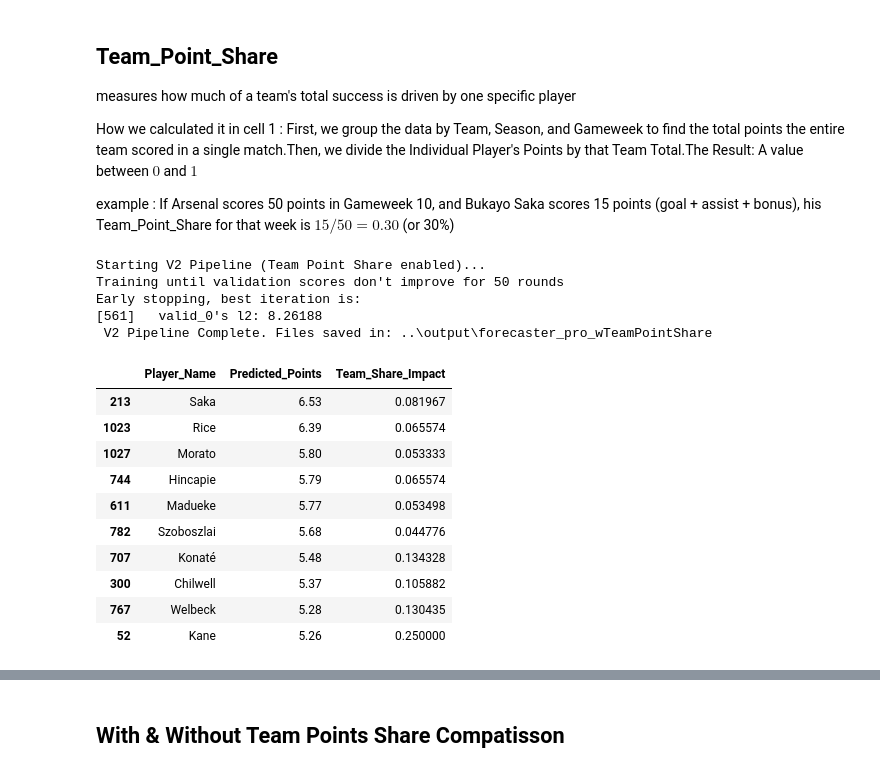
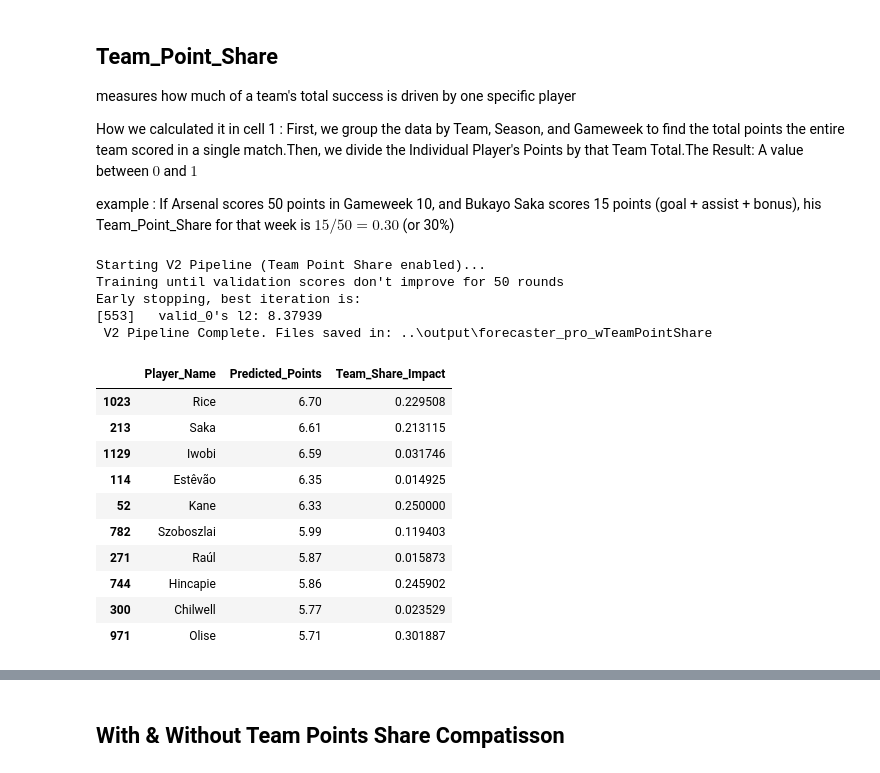
Before and after one commit to sophiedelrey/fpl_pipeline, a Jupyter notebook: models/forecaster_pro.ipynb, the cells around one changed output, grey strips where cells are left out. Cells and saved outputs as stored; diff of their text form; code cells hidden in the pictures.

```diff
--- a/models/forecaster_pro.ipynb
+++ b/models/forecaster_pro.ipynb
@@ -44,7 +44,13 @@ def enrich_features_v2(df):
 
     if team_col:
         team_gw_totals = df.groupby([team_col, 'season', 'Gameweek'])['Total Points'].transform('sum')
-        df['Team_Point_Share'] = (df['Total Points'] / team_gw_totals).replace([np.inf, -np.inf], 0).fillna(0)
+        # df['Team_Point_Share'] = (df['Total Points'] / team_gw_totals).replace([np.inf, -np.inf], 0).fillna(0)
+        df['Team_Point_Share'] = (
+            df.groupby('Player UUID')['Total Points']
+            .shift(1) /
+            team_gw_totals
+        ).replace([np.inf, -np.inf], 0).fillna(0)
+
     else:
         print("Warning: No team column found. Skipping Team_Point_Share calculation.")
         df['Team_Point_Share'] = 0
@@ -810,7 +865,8 @@ def generate_fpl_windows_v2(df, window_size=6):
         next_home = group['Next_Is_Home'].values
         avg_min = group['Rolling_Avg_Minutes_5'].values
         phase = group['Season_Phase'].values
-        point_share = group['Team_Point_Share'].values # New feature
+        #point_share = group['Team_Point_Share'].values
+        point_share = group['Team_Point_Share'].shift(1).values # New feature
 
         if len(points) <= window_size:
             continue
@@ -871,44 +927,44 @@ for pid, group in df_augmented.groupby('Player UUID'):
         last_row = group.iloc[-1]
         lags = list(group['Total Points'].tail(6).values)
         row = lags + [last_row['Position'], last_row['Next_Opponent_Difficulty'],
                       last_row['Next_Is_Home'], last_row['Rolling_Avg_Minutes_5'],
                       last_row['Season_Phase'], last_row['Team_Point_Share']]
         inference_data_v2.append(row)
         player_names_v2.append(last_row['Web Name'])
 
 inf_df_v2 = pd.DataFrame(inference_data_v2, columns=X_v2.columns)
 inf_df_v2['position'] = inf_df_v2['position'].astype('category')
 v2_preds = model_v2.predict(inf_df_v2)
 
 # 5. SAVE ALL V2 ARTIFACTS
 full_forecast_v2 = pd.DataFrame({
     'Player_Name': player_names_v2,
     'Predicted_Points': np.round(v2_preds, 2),
     'Team_Share_Impact': inf_df_v2['team_share']
 }).sort_values(by='Predicted_Points', ascending=False)
 
 full_forecast_v2.to_csv(V2_OUTPUT_DIR / 'fpl_pro_forecast_GW29_v2.csv', index=False)
 model_v2.booster_.save_model(str(V2_OUTPUT_DIR / 'fpl_pro_model_v2.txt'))
 
 print(f" V2 Pipeline Complete. Files saved in: {V2_OUTPUT_DIR}")
 display(full_forecast_v2.head(10))
 # %% [output]
 Starting V2 Pipeline (Team Point Share enabled)...
 Training until validation scores don't improve for 50 rounds
 Early stopping, best iteration is:
-[561]   valid_0's l2: 8.26188
+[553]   valid_0's l2: 8.37939
  V2 Pipeline Complete. Files saved in: ..\output\forecaster_pro_wTeamPointShare
 |  | Player_Name | Predicted_Points | Team_Share_Impact |
-| 213 | Saka | 6.53 | 0.081967 |
-| 1023 | Rice | 6.39 | 0.065574 |
-| 1027 | Morato | 5.80 | 0.053333 |
-| 744 | Hincapie | 5.79 | 0.065574 |
-| 611 | Madueke | 5.77 | 0.053498 |
-| 782 | Szoboszlai | 5.68 | 0.044776 |
-| 707 | Konaté | 5.48 | 0.134328 |
-| 300 | Chilwell | 5.37 | 0.105882 |
-| 767 | Welbeck | 5.28 | 0.130435 |
-| 52 | Kane | 5.26 | 0.250000 |
+| 1023 | Rice | 6.70 | 0.229508 |
+| 213 | Saka | 6.61 | 0.213115 |
+| 1129 | Iwobi | 6.59 | 0.031746 |
+| 114 | Estêvão | 6.35 | 0.014925 |
+| 52 | Kane | 6.33 | 0.250000 |
+| 782 | Szoboszlai | 5.99 | 0.119403 |
+| 271 | Raúl | 5.87 | 0.015873 |
+| 744 | Hincapie | 5.86 | 0.245902 |
+| 300 | Chilwell | 5.77 | 0.023529 |
+| 971 | Olise | 5.71 | 0.301887 |
 # %%
 # 1. Setup paths for V2 truth verification
 # Using the V2 directory and the _v2.csv naming convention
```
Also changed, not shown: parts of 17 cells of this notebook.
